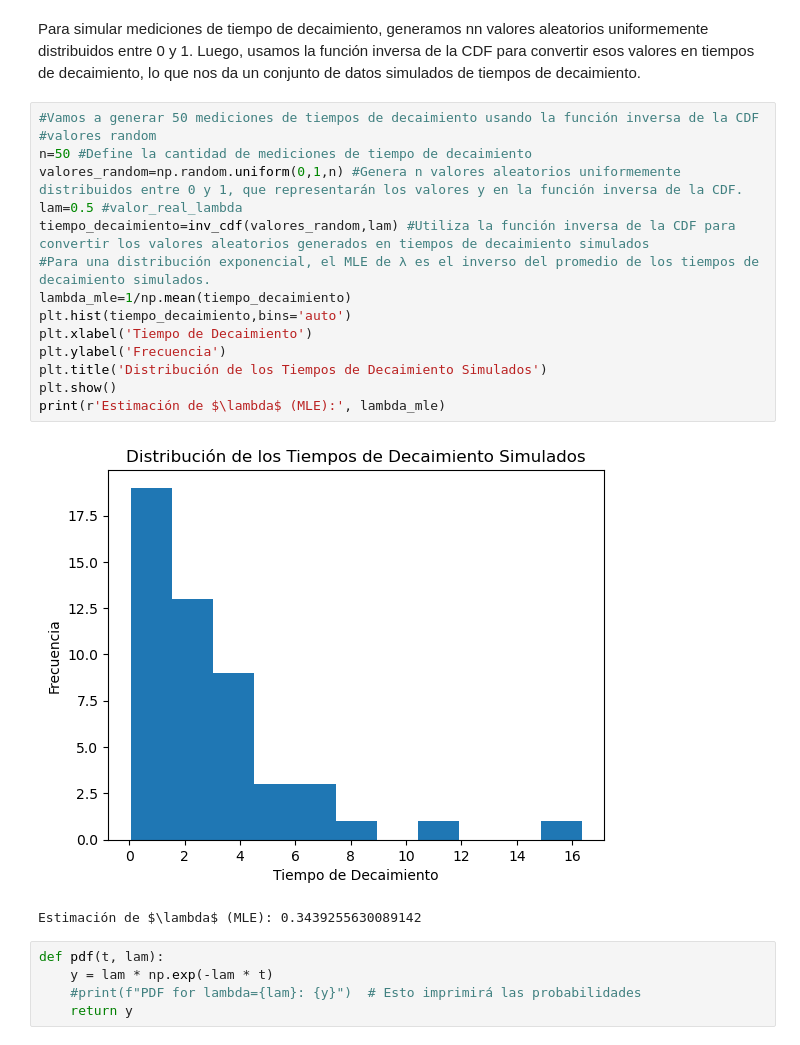
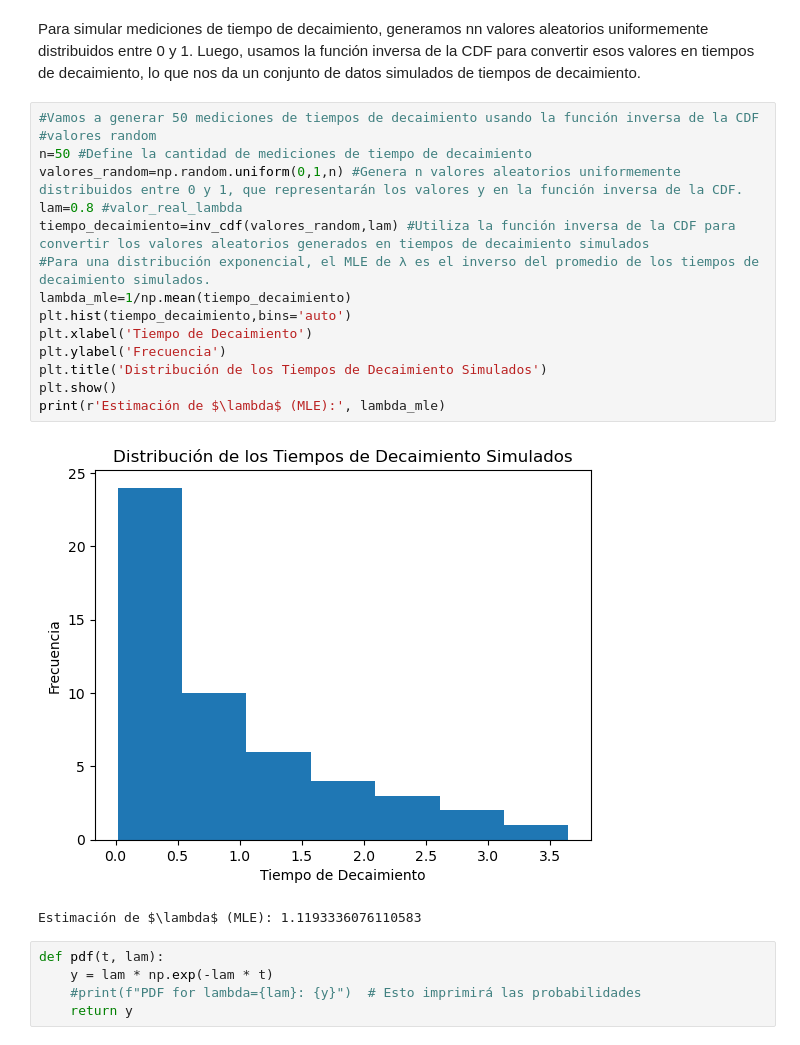
Before and after one commit to Cami-hormaeche/Astrometria2024, a Jupyter notebook: practico4/problema3y4-practico4.ipynb, the cells around one changed output. Saved outputs shown, nothing was run; the diff lists cells and outputs as text.

```diff
--- a/practico4/problema3y4-practico4.ipynb
+++ b/practico4/problema3y4-practico4.ipynb
@@ -187,21 +187,21 @@ Para simular mediciones de tiempo de decaimiento, generamos nn valores aleatorio
 # %%
 #Vamos a generar 50 mediciones de tiempos de decaimiento usando la función inversa de la CDF
 #valores random
 n=50 #Define la cantidad de mediciones de tiempo de decaimiento
 valores_random=np.random.uniform(0,1,n) #Genera n valores aleatorios uniformemente distribuidos entre 0 y 1, que representarán los valores y en la función inversa de la CDF.
-lam=0.5 #valor_real_lambda
+lam=0.8 #valor_real_lambda
 tiempo_decaimiento=inv_cdf(valores_random,lam) #Utiliza la función inversa de la CDF para convertir los valores aleatorios generados en tiempos de decaimiento simulados
 #Para una distribución exponencial, el MLE de λ es el inverso del promedio de los tiempos de decaimiento simulados.
 lambda_mle=1/np.mean(tiempo_decaimiento)
 plt.hist(tiempo_decaimiento,bins='auto')
 plt.xlabel('Tiempo de Decaimiento')
 plt.ylabel('Frecuencia')
 plt.title('Distribución de los Tiempos de Decaimiento Simulados')
 plt.show()
 print(r'Estimación de $\lambda$ (MLE):', lambda_mle)
 # %% [output]
-[figure, old version]
+[figure, new version]
-Estimación de $\lambda$ (MLE): 0.3439255630089142
+Estimación de $\lambda$ (MLE): 1.1193336076110583
 # %%
 def pdf(t, lam):
     y = lam * np.exp(-lam * t)
```
Also changed, not shown: parts of 4 cells of this notebook.
